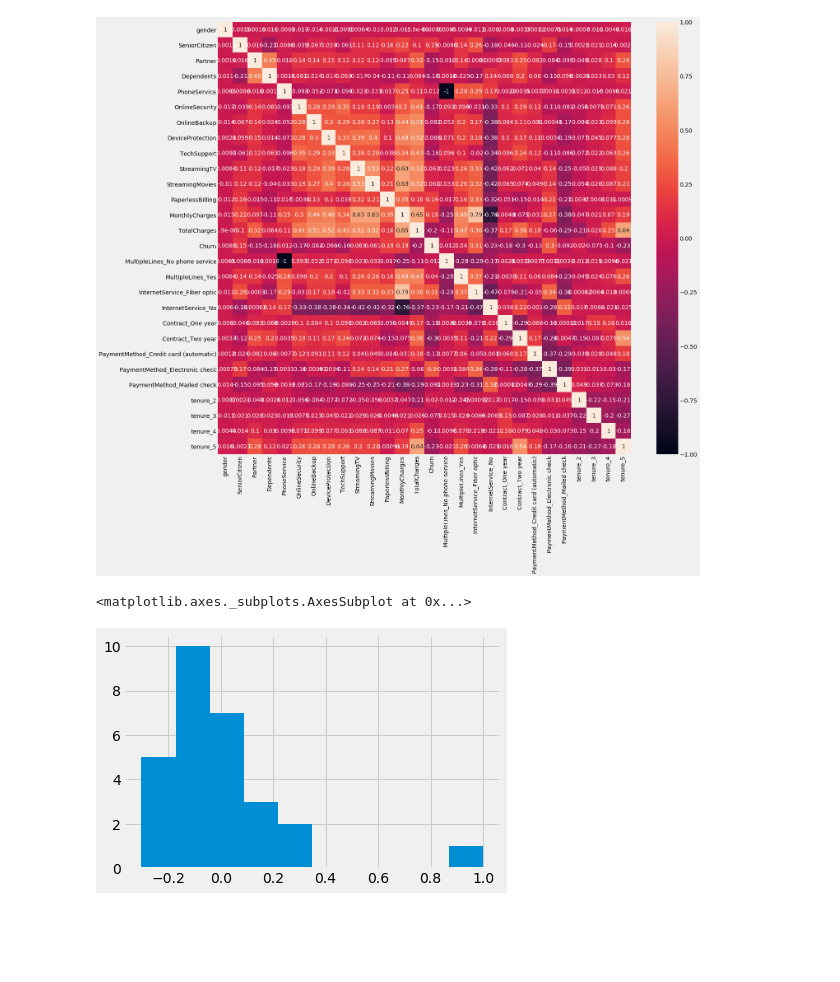
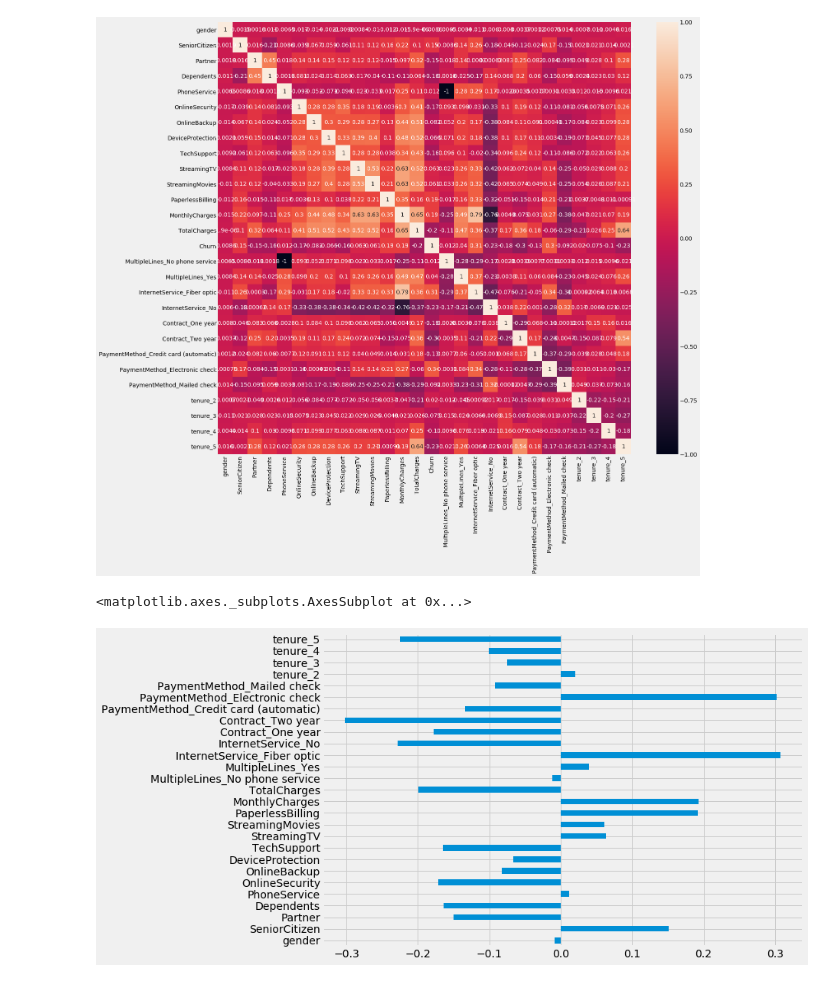
Before and after one commit to fares-ds/Telecom_Customer_Churn_Prediction, a Jupyter notebook: telecom_customer_churn_prediciton_EDA.ipynb, the cells around one changed output. Drawn from its saved outputs; the diff is of its cells as text; code cells hidden in the pictures; blank space fills up the shorter version.

```diff
--- a/telecom_customer_churn_prediciton.ipynb
+++ b/telecom_customer_churn_prediciton_EDA.ipynb
@@ -362,7 +362,7 @@ sns.heatmap(data_1.corr(), annot=True)
 <matplotlib.axes._subplots.AxesSubplot at 0x...>
 [figure]
 # %%
-data_1.corrwith(data.Churn).plot(kin)
+data_1.drop('Churn', axis=1).corrwith(data.Churn).plot(kind='barh', figsize=(10, 7))
 # %% [output]
 <matplotlib.axes._subplots.AxesSubplot at 0x...>
-[figure, old version]
+[figure, new version]
```
Also changed, not shown: parts of 1 cell of this notebook.
